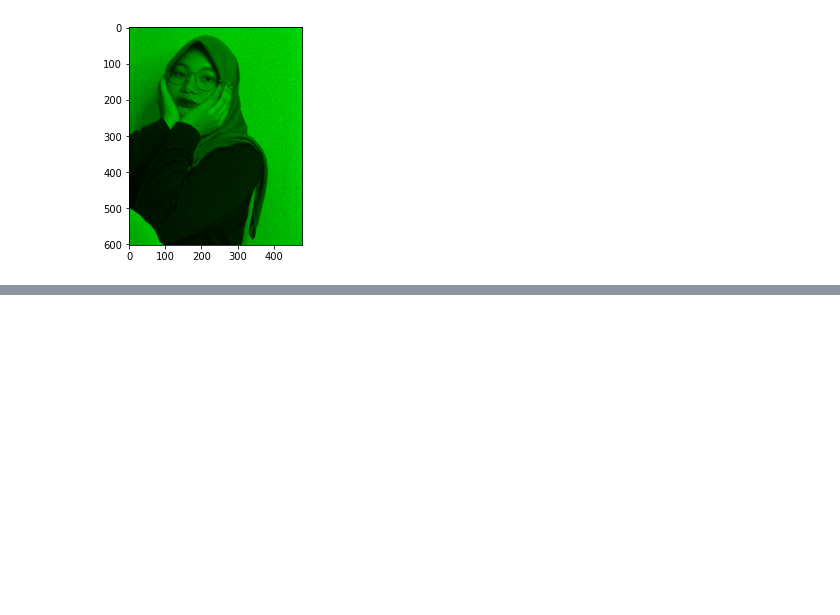
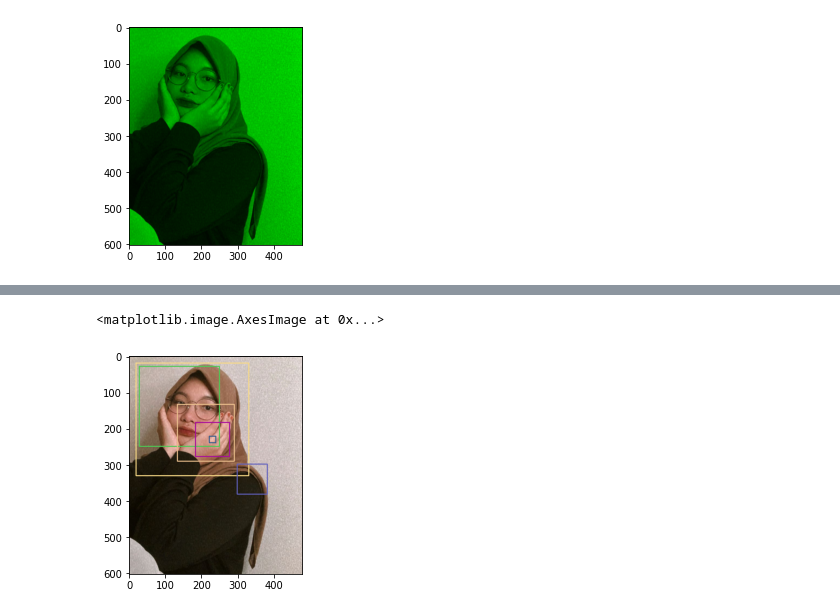
Before and after one commit to haidaroktafiansyah/PCVK_Genap_2021, a Jupyter notebook: week2.ipynb, the cells around one changed output, grey strips where cells are left out. Cells and saved outputs as stored; diff of their text form; code cells hidden in the pictures; blank space fills up the shorter version.

```diff
--- a/week2.ipynb
+++ b/week2.ipynb
@@ -59,0 +74,27 @@ plt.imshow(img6)
+# %%
+#Tugas 5
+import random
+
+img6 = cv.cvtColor(img,cv.COLOR_BGR2RGB)
+for x in range(6):
+  startp = random.randint(0,400)
+  endp = random.randint(0,400)
+
+  c1 = random.randint(0,255)
+  c2 = random.randint(0,255)
+  c3 = random.randint(0,255)
+  start_point = (startp , startp)
+
+  end_point = (endp, endp)
+
+  color = (c1, c2, c3)
+
+  thickness = 2
+
+  img6 = cv.rectangle(img3, start_point, end_point, color, thickness)
+
+# Displaying the image
+plt.imshow(img6)
+# %% [output]
+<matplotlib.image.AxesImage at 0x...>
+[figure, added]
```
Also changed, not shown: parts of 5 cells of this notebook.
